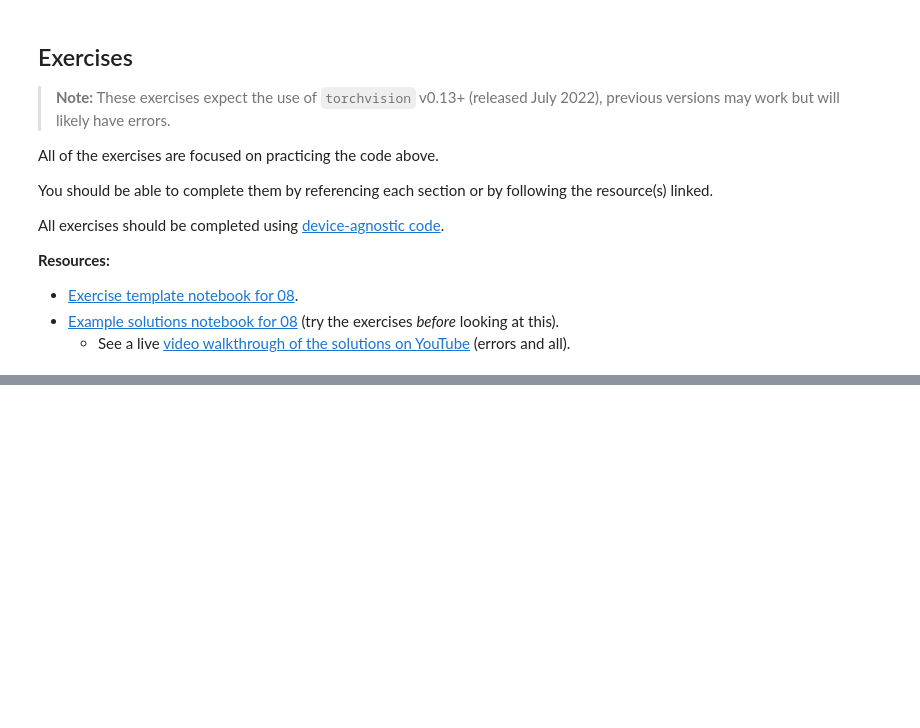
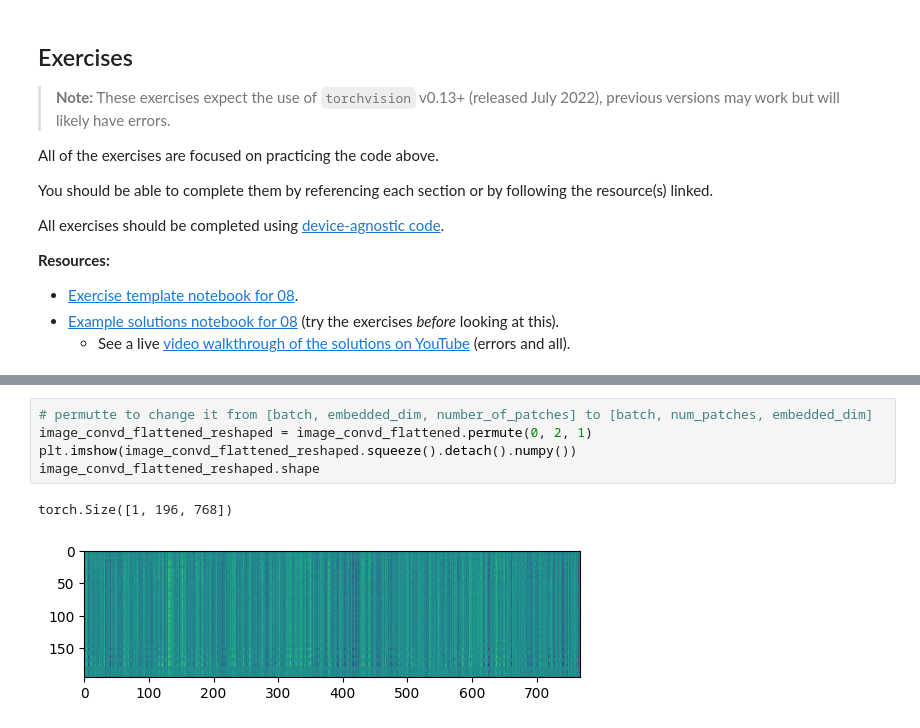
Before and after one commit to BMugo84/pytorch_in_25_hours, a Jupyter notebook: 08_pytorch_paper_replicating_exercise.ipynb, the cells around one changed output, grey strips where cells are left out. Saved outputs shown, nothing was run; the diff lists cells and outputs as text; blank space fills up the shorter version.

```diff
--- a/08_pytorch_paper_replicating_exercise.ipynb
+++ b/08_pytorch_paper_replicating_exercise.ipynb
@@ -37,0 +174,8 @@ All exercises should be completed using [device-agnostic code](https://pytorch.o
+# %%
+# permutte to change it from [batch, embedded_dim, number_of_patches] to [batch, num_patches, embedded_dim]
+image_convd_flattened_reshaped = image_convd_flattened.permute(0, 2, 1)
+plt.imshow(image_convd_flattened_reshaped.squeeze().detach().numpy())
+image_convd_flattened_reshaped.shape
+# %% [output]
+torch.Size([1, 196, 768])
+[figure, added]
```
Also changed, not shown: parts of 31 cells of this notebook.
